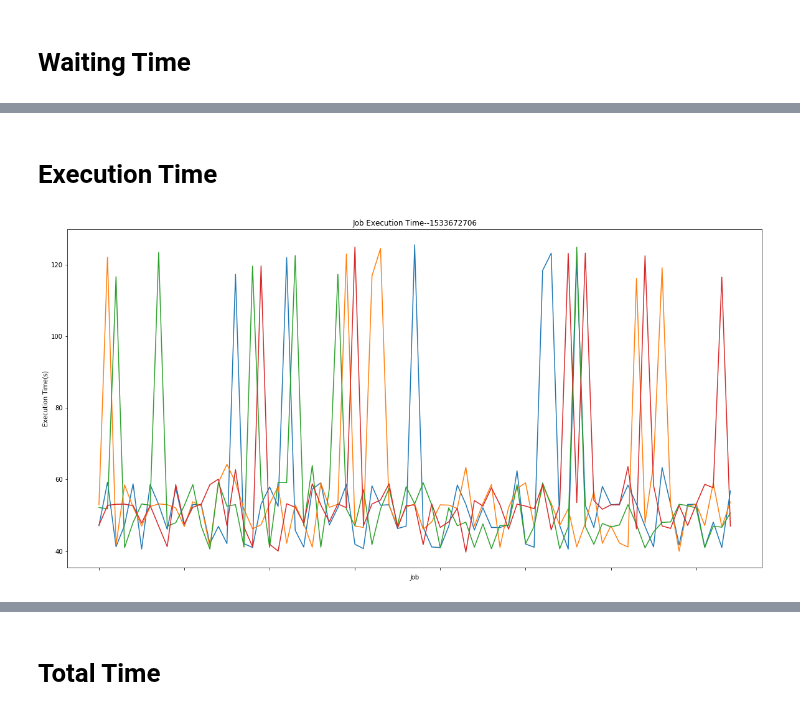
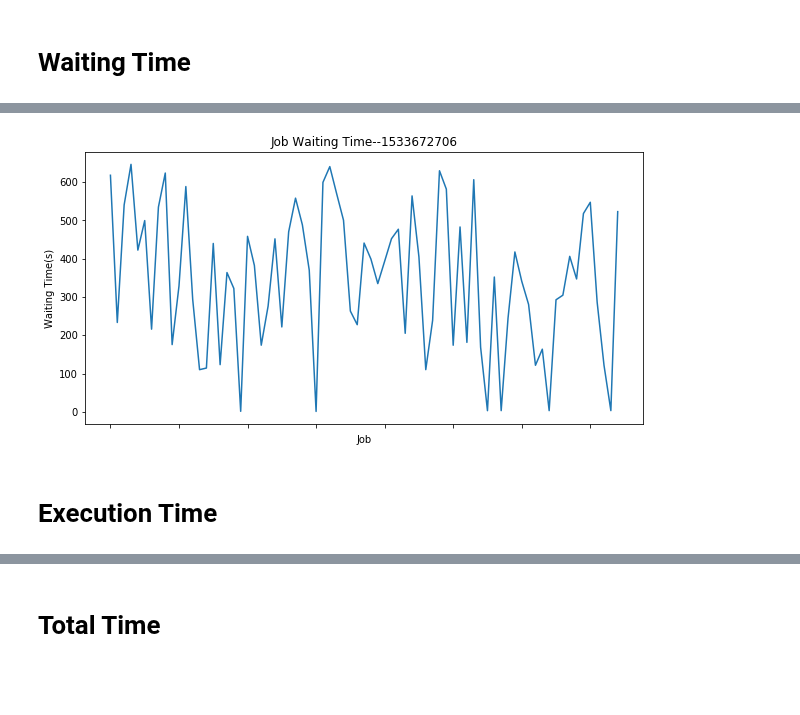
Before and after one commit to ZhuangweiKang/RESTfulSwarm, a Jupyter notebook: GraphBook.ipynb, the cells around one changed output, grey strips where cells are left out. Drawn from its saved outputs; the diff is of its cells as text; code cells hidden in the pictures; blank space fills up the shorter version.

```diff
--- a/GraphBook.ipynb
+++ b/GraphBook.ipynb
@@ -174,9 +179,6 @@ for session in graph_data:
+# %%
+plot_waiting_time(waiting_times[3], jobs[3], sessions[3])
+# %% [output]
+[figure, added]
 # %% [markdown]
 # Execution Time
-# %%
-for session in graph_data:
-    execution_time = graph_data[session]['execution_time']
-    jobs = graph_data[session]['jobs']
-    plot_execution_time(execution_time, jobs, session)
-# %% [output]
-[figure, removed]
```
Also changed, not shown: parts of 19 cells of this notebook, 41 other files.
